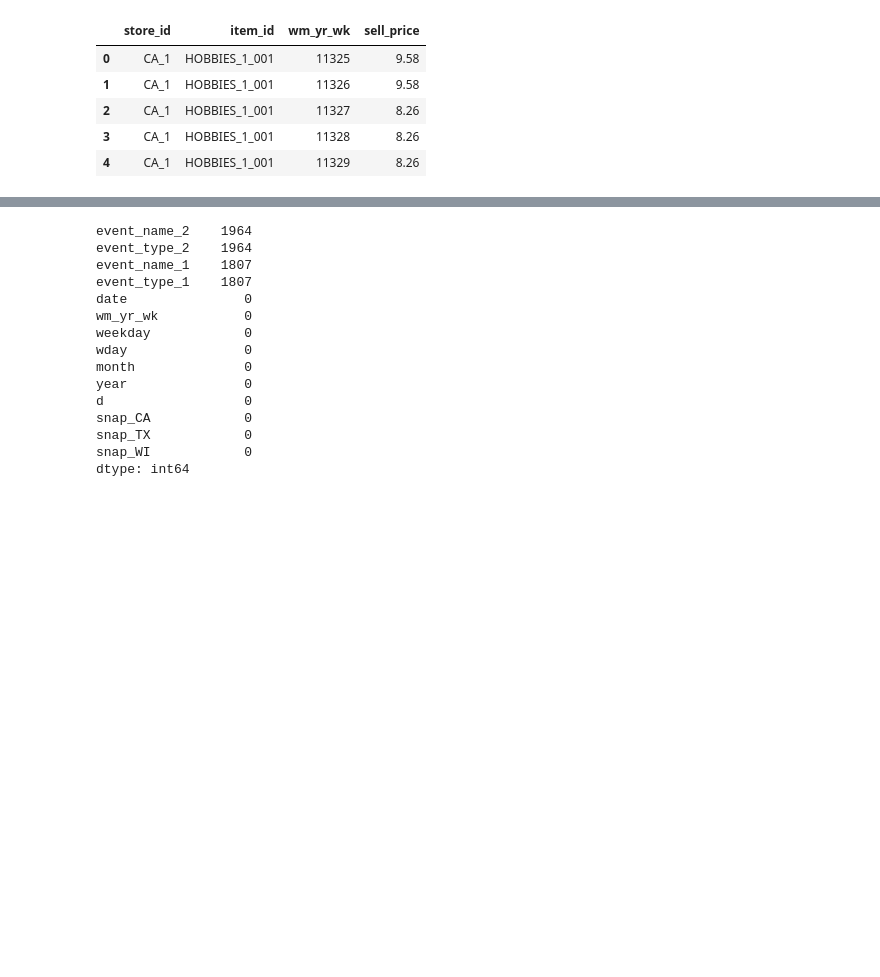
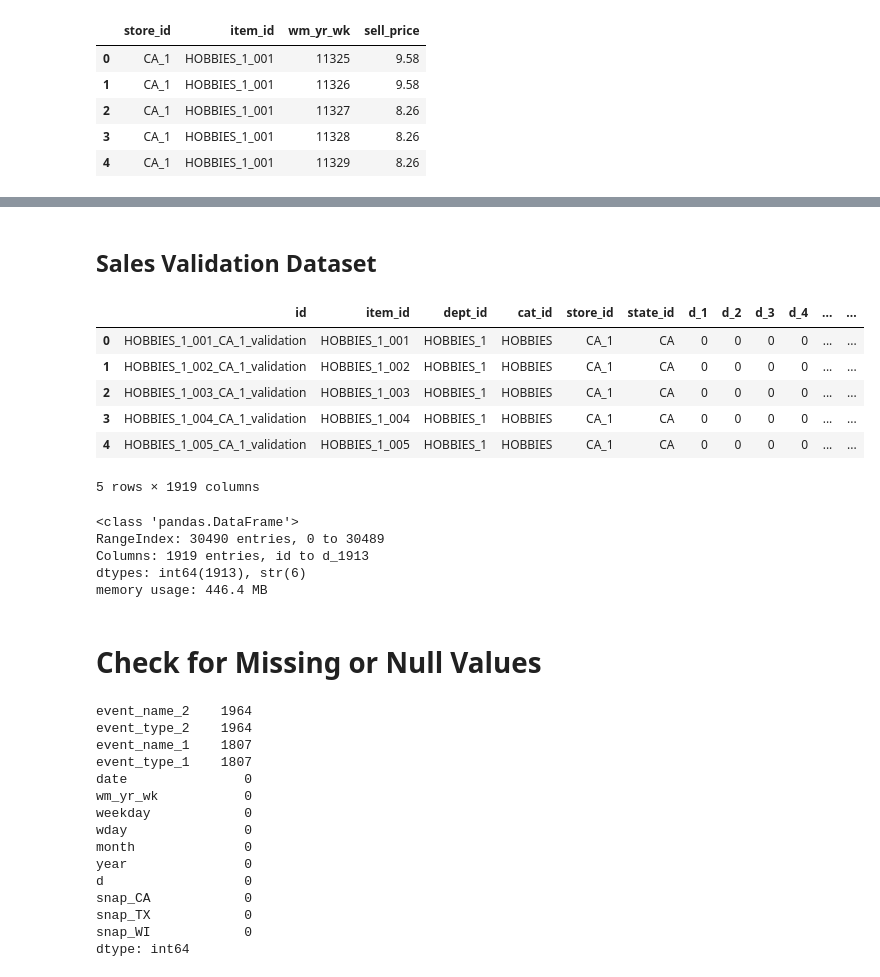
Before and after one commit to mhettick-sd/ADS501-FinalProject_MH_KP, a Jupyter notebook: notebooks/Data_Exploration.ipynb, the cells around one changed output, grey strips where cells are left out. Saved outputs shown, nothing was run; the diff lists cells and outputs as text; code cells hidden in the pictures; blank space fills up the shorter version.

```diff
--- a/notebooks/Data_Exploration.ipynb
+++ b/notebooks/Data_Exploration.ipynb
@@ -8,3 +8,4 @@ import seaborn as sns
 calendar = pd.read_csv("../data/raw/calendar.csv")
 sales = pd.read_csv("../data/raw/sales_train_evaluation.csv")
 prices = pd.read_csv("../data/raw/sell_prices.csv")
+sales_valid = pd.read_csv("../data/raw/sales_train_validation.csv")
@@ -51,3 +232,26 @@ prices.head()
+# %% [markdown]
+## Sales Validation Dataset
+# %%
+# View structure of sales validation file
+sales_valid.head()
+# %% [output]
+|  | id | item_id | dept_id | cat_id | store_id | state_id | d_1 | d_2 | d_3 | d_4 | ... | ... |
+| 0 | HOBBIES_1_001_CA_1_validation | HOBBIES_1_001 | HOBBIES_1 | HOBBIES | CA_1 | CA | 0 | 0 | 0 | 0 | ... | ... |
+| 1 | HOBBIES_1_002_CA_1_validation | HOBBIES_1_002 | HOBBIES_1 | HOBBIES | CA_1 | CA | 0 | 0 | 0 | 0 | ... | ... |
+| 2 | HOBBIES_1_003_CA_1_validation | HOBBIES_1_003 | HOBBIES_1 | HOBBIES | CA_1 | CA | 0 | 0 | 0 | 0 | ... | ... |
+| 3 | HOBBIES_1_004_CA_1_validation | HOBBIES_1_004 | HOBBIES_1 | HOBBIES | CA_1 | CA | 0 | 0 | 0 | 0 | ... | ... |
+| 4 | HOBBIES_1_005_CA_1_validation | HOBBIES_1_005 | HOBBIES_1 | HOBBIES | CA_1 | CA | 0 | 0 | 0 | 0 | ... | ... |
+5 rows × 1919 columns
+# %%
+sales_valid.info()
+# %% [output]
+<class 'pandas.DataFrame'>
+RangeIndex: 30490 entries, 0 to 30489
+Columns: 1919 entries, id to d_1913
+dtypes: int64(1913), str(6)
+memory usage: 446.4 MB
+# %% [markdown]
+# Check for Missing or Null Values
 # %%
 # Check for null values in calendar file
 calendar.isnull().sum().sort_values(ascending=False)
```
Also changed, not shown: parts of 30 cells of this notebook.
